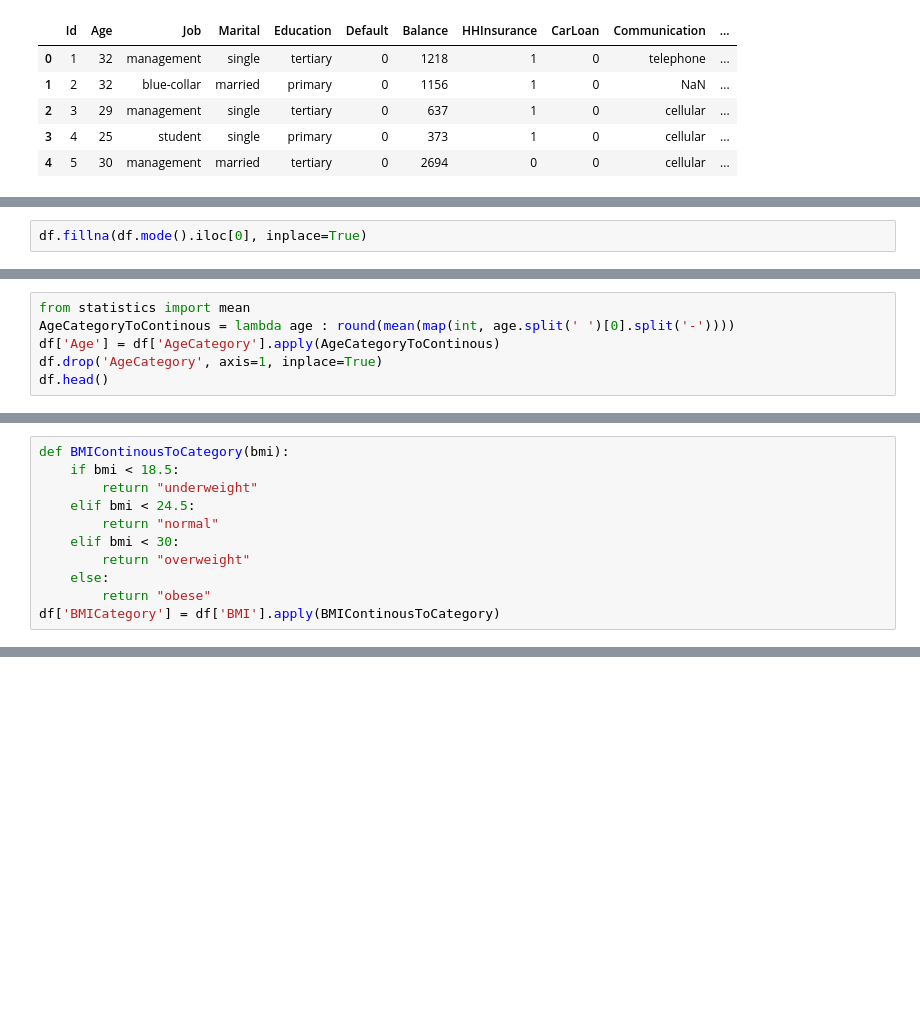
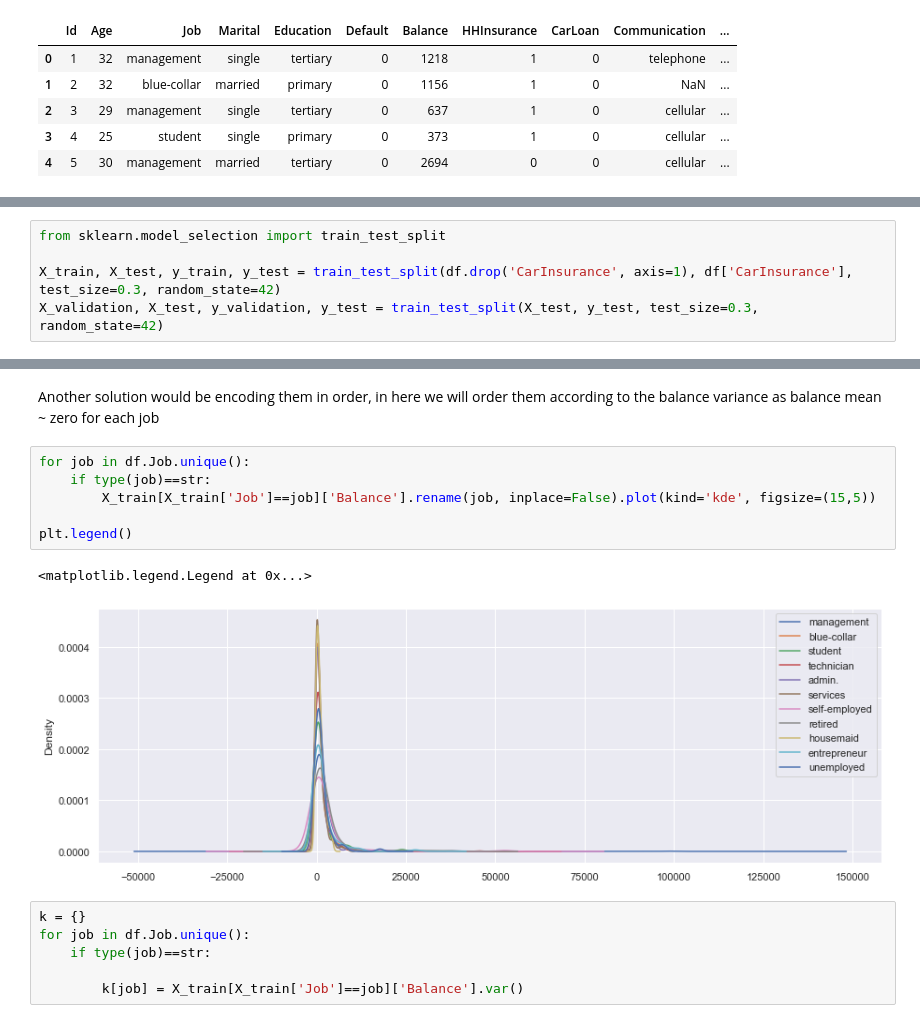
Before and after one commit to SaadBadr/car-insurance-cold-calls, a Jupyter notebook: car-insurance.ipynb, the cells around one changed output, grey strips where cells are left out. Drawn from its saved outputs; the diff is of its cells as text; blank space fills up the shorter version.

```diff
--- a/car-insurance.ipynb
+++ b/car-insurance.ipynb
@@ -116,2 +48,0 @@ We can fill the rest of the NaNs with the mode of the data:
-# %%
-df.fillna(df.mode().iloc[0], inplace=True)
@@ -325,6 +48,0 @@ array(['55-59', '80 or older', '65-69', '75-79', '40-44', '70-74',
-# %%
-from statistics import mean
-AgeCategoryToContinous = lambda age : round(mean(map(int, age.split(' ')[0].split('-'))))
-df['Age'] = df['AgeCategory'].apply(AgeCategoryToContinous)
-df.drop('AgeCategory', axis=1, inplace=True)
-df.head()
@@ -428,11 +48,0 @@ Name: HeartDisease, dtype: int64
-# %%
-def BMIContinousToCategory(bmi):
-    if bmi < 18.5:
-        return "underweight"
-    elif bmi < 24.5:
-        return "normal"
-    elif bmi < 30:
-        return "overweight"
-    else:
-        return "obese"
-df['BMICategory'] = df['BMI'].apply(BMIContinousToCategory)
@@ -588,0 +51,5 @@ out
+# %%
+from sklearn.model_selection import train_test_split
+
+X_train, X_test, y_train, y_test = train_test_split(df.drop('CarInsurance', axis=1), df['CarInsurance'], test_size=0.3, random_state=42)
+X_validation, X_test, y_validation, y_test = train_test_split(X_test, y_test, test_size=0.3, random_state=42)
@@ -588,0 +205,17 @@ out
+# %% [markdown]
+Another solution would be encoding them in order, in here we will order them according to the balance variance as balance mean ~ zero for each job
+# %%
+for job in df.Job.unique():
+    if type(job)==str:
+        X_train[X_train['Job']==job]['Balance'].rename(job, inplace=False).plot(kind='kde', figsize=(15,5))
+
+plt.legend()
+# %% [output]
+<matplotlib.legend.Legend at 0x...>
+[figure, added]
+# %%
+k = {}
+for job in df.Job.unique():
+    if type(job)==str:
+
+        k[job] = X_train[X_train['Job']==job]['Balance'].var()
```
Also changed, not shown: parts of 115 cells of this notebook.
